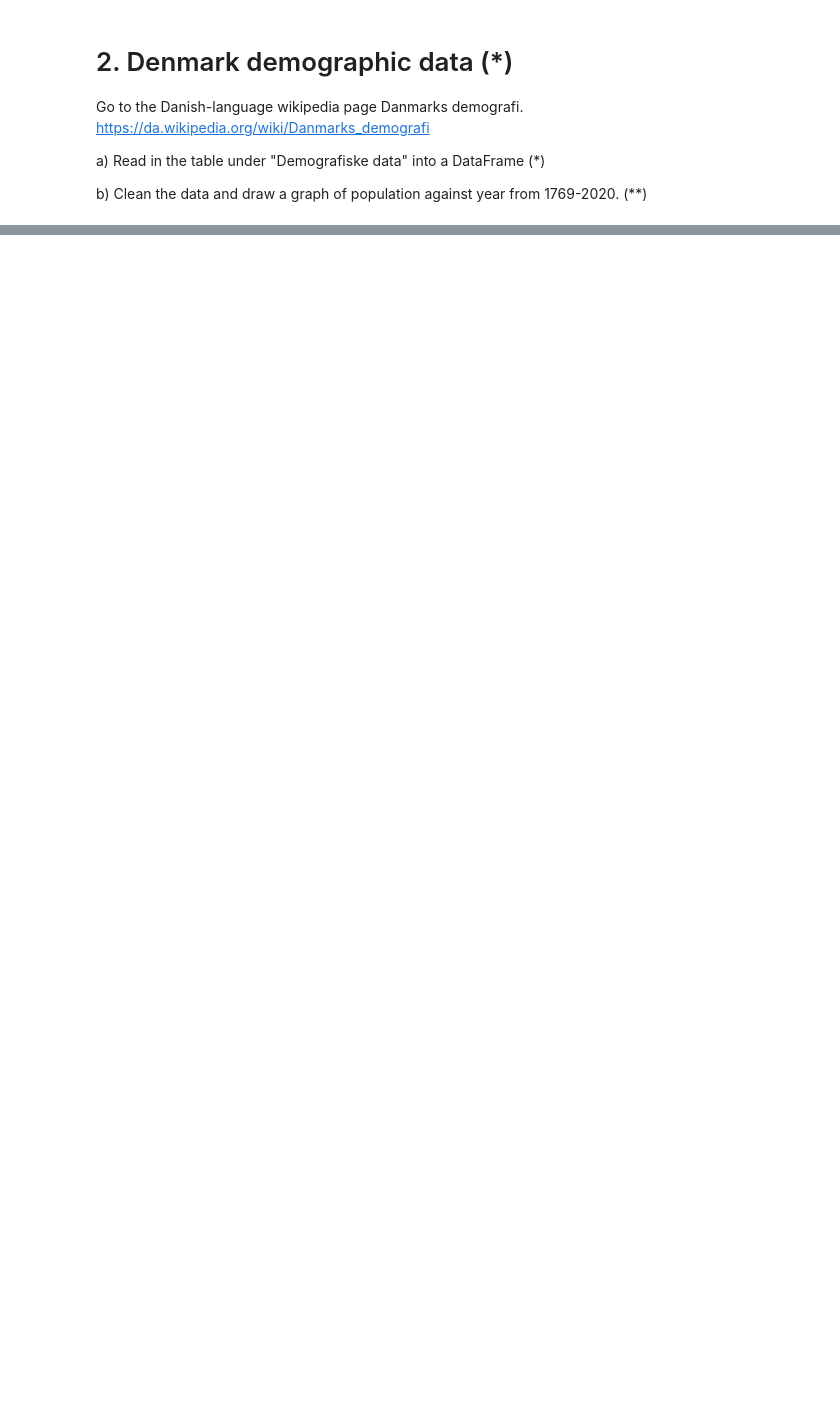
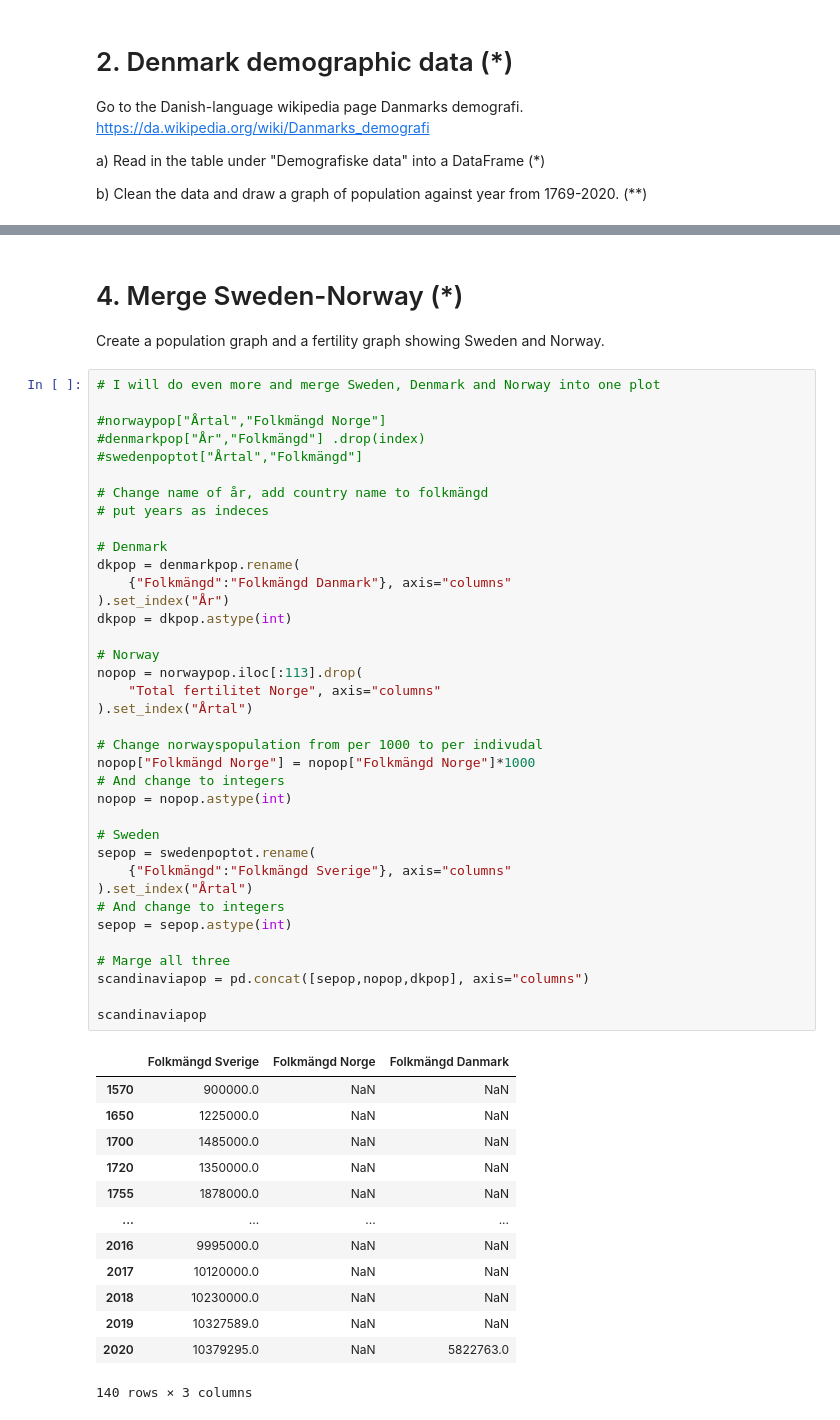
Before and after one commit to jwiegert/databehandling-joachim-wiegert, a Jupyter notebook: exercises/ex02_mergingdata.ipynb, the cells around one changed output, grey strips where cells are left out. Cells and saved outputs as stored; diff of their text form; blank space fills up the shorter version.

```diff
--- a/exercises/ex02_mergingdata.ipynb
+++ b/exercises/ex02_mergingdata.ipynb
@@ -178,0 +328,55 @@ Go to the Danish-language wikipedia page Danmarks demografi. https://da.wikipedi
+# %% [markdown]
+# 4. Merge Sweden-Norway (*)
+
+Create a population graph and a fertility graph showing Sweden and Norway.
+# %%
+# I will do even more and merge Sweden, Denmark and Norway into one plot
+
+#norwaypop["Årtal","Folkmängd Norge"]
+#denmarkpop["År","Folkmängd"] .drop(index)
+#swedenpoptot["Årtal","Folkmängd"]
+
+# Change name of år, add country name to folkmängd
+# put years as indeces
+
+# Denmark
+dkpop = denmarkpop.rename(
+    {"Folkmängd":"Folkmängd Danmark"}, axis="columns"
+).set_index("År")
+dkpop = dkpop.astype(int)
+
+# Norway
+nopop = norwaypop.iloc[:113].drop(
+    "Total fertilitet Norge", axis="columns"
+).set_index("Årtal")
+
+# Change norwayspopulation from per 1000 to per indivudal
+nopop["Folkmängd Norge"] = nopop["Folkmängd Norge"]*1000
+# And change to integers
+nopop = nopop.astype(int)
+
+# Sweden
+sepop = swedenpoptot.rename(
+    {"Folkmängd":"Folkmängd Sverige"}, axis="columns"
+).set_index("Årtal")
+# And change to integers
+sepop = sepop.astype(int)
+
+# Marge all three
+scandinaviapop = pd.concat([sepop,nopop,dkpop], axis="columns")
+
+scandinaviapop
+# %% [output]
+|  | Folkmängd Sverige | Folkmängd Norge | Folkmängd Danmark |
+| 1570 | 900000.0 | NaN | NaN |
+| 1650 | 1225000.0 | NaN | NaN |
+| 1700 | 1485000.0 | NaN | NaN |
+| 1720 | 1350000.0 | NaN | NaN |
+| 1755 | 1878000.0 | NaN | NaN |
+| ... | ... | ... | ... |
+| 2016 | 9995000.0 | NaN | NaN |
+| 2017 | 10120000.0 | NaN | NaN |
+| 2018 | 10230000.0 | NaN | NaN |
+| 2019 | 10327589.0 | NaN | NaN |
+| 2020 | 10379295.0 | NaN | 5822763.0 |
+140 rows × 3 columns
```
Also changed, not shown: parts of 14 cells of this notebook, 2 other files.
